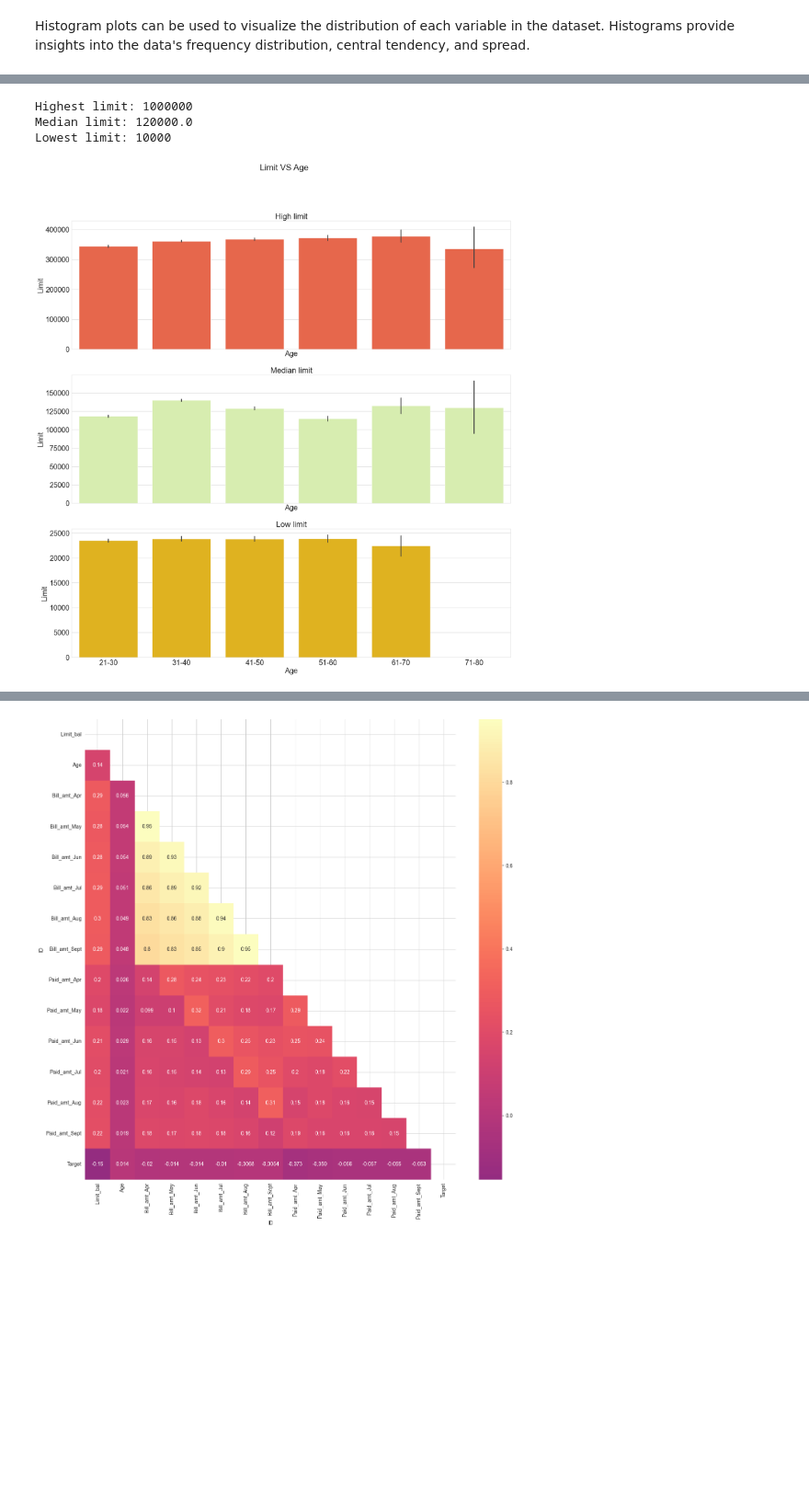
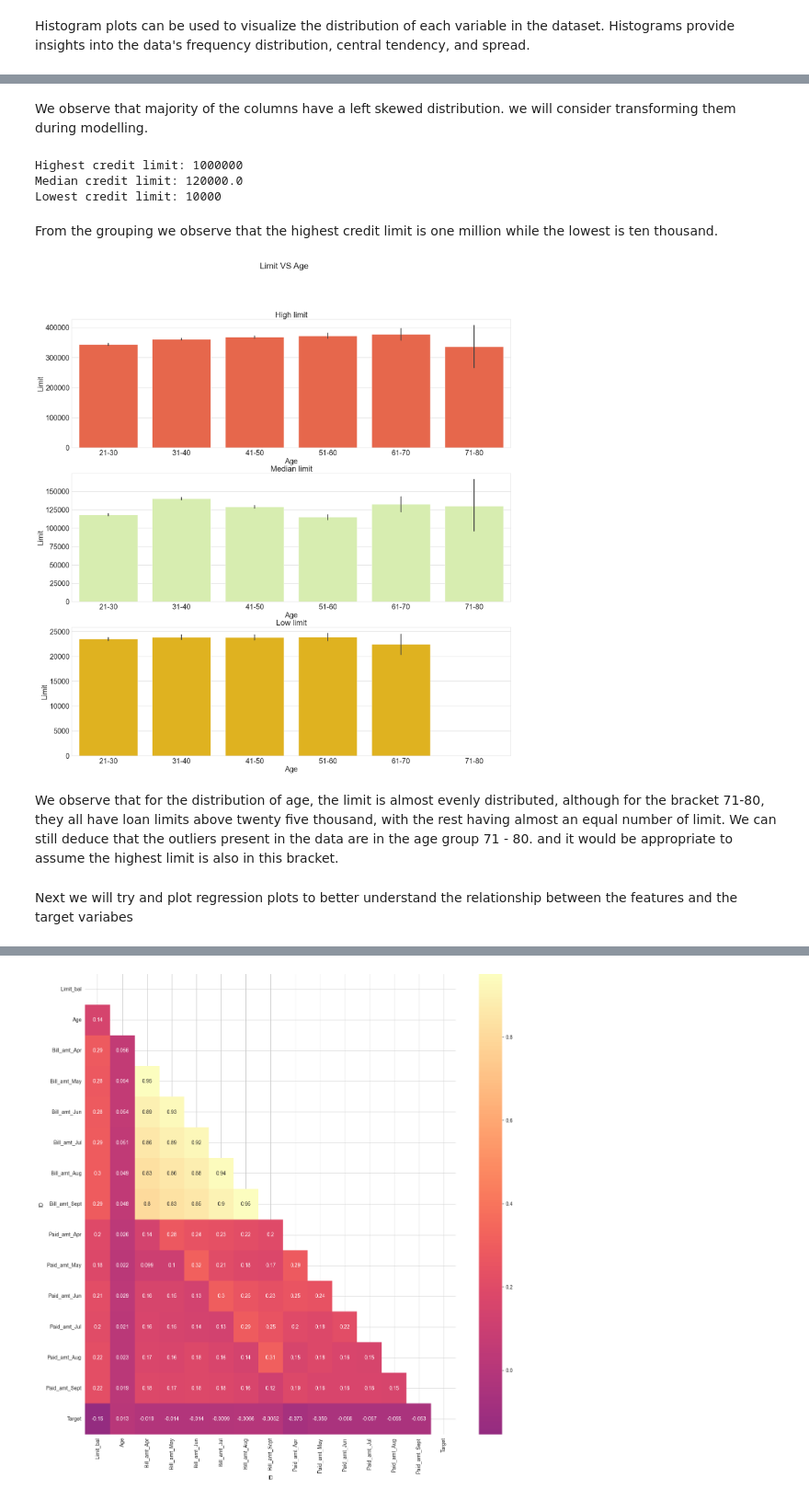
Before and after one commit to Imacharia/Default_predictor, a Jupyter notebook: Credit card default analysis.ipynb, the cells around one changed output, grey strips where cells are left out. Shown at 92% size. Cells and saved outputs as stored; diff of their text form; code cells hidden in the pictures; blank space fills up the shorter version.

```diff
--- a/Credit card default analysis.ipynb
+++ b/Credit card default analysis.ipynb
@@ -159,0 +164,8 @@ memory usage: 5.6+ MB
+# %%
+
+# the data presented additional duplicates
+# this was after they had ben dropped in the initial data
+# by the cleaning function
+clean_df.drop_duplicates(inplace=True)
+# confirmation they are no longer present
+print(clean_df.duplicated().sum())
@@ -261,4 +275,6 @@ for col in num_cols_to_plot:
 ... (3 outputs left out)
+# %% [markdown]
+We observe that majority of the columns have a left skewed distribution. we will consider transforming them during modelling.
 # %%
 # We want to Group price into three categories
 # Define the percentile values for each category
@@ -271,13 +287,15 @@ high_limit = limit[limit > high_percentile]
 medium_limit = limit[(limit >= low_percentile) & (limit <= high_percentile)]
 low_limit = limit[limit < low_percentile]
 
-print("Highest limit:", high_limit.max())
-print("Median limit:", medium_limit.median())
-print("Lowest limit:", low_limit.min())
+print("Highest credit limit:", high_limit.max())
+print("Median credit limit:", medium_limit.median())
+print("Lowest credit limit:", low_limit.min())
 # %% [output]
-Highest limit: 1000000
-Median limit: 120000.0
-Lowest limit: 10000
+Highest credit limit: 1000000
+Median credit limit: 120000.0
+Lowest credit limit: 10000
+# %% [markdown]
+From the grouping we observe that the highest credit limit is one million while the lowest is ten thousand.
 # %%
 
 x = clean_df['Age_bin']
@@ -292,41 +310,46 @@ sns.set_style("whitegrid")
 colors = ["#FFC300", "#DAF7A6", "#FF5733"]
 
 # create figure
-fig, ax = plt.subplots(nrows=3, figsize=(24,24), sharex=True, sharey=False)
+fig, ax = plt.subplots(nrows=3, figsize=(24,24), sharex=False, sharey=False)
 
 # bar plot
 sns.barplot(x=x, y=y1, color=colors[2], ax=ax[0])
 ax[0].set_title("High limit", fontsize=24)
 ax[0].set_xlabel("Age", fontsize=22)
 ax[0].set_ylabel("Limit", fontsize=22)
 ax[0].tick_params(axis='both', which='major',labelsize=22)
 
 # bar plot
 sns.barplot(x=x, y=y2, color=colors[1], ax=ax[1])
 ax[1].set_title("Median limit", fontsize=24)
 ax[1].set_xlabel("Age", fontsize=22)
 ax[1].set_ylabel("Limit", fontsize=22)
 ax[1].tick_params(axis='both', which='major',labelsize=22)
 
 # bar plot
 sns.barplot(x=x, y=y3, color=colors[0], ax=ax[2])
 ax[2].set_title("Low limit", fontsize=24)
 ax[2].set_xlabel("Age", fontsize=22)
 ax[2].set_ylabel("Limit", fontsize=22)
 ax[2].tick_params(axis='both', which='major',labelsize=22)
 
 # set title for the whole figure
 fig.suptitle("Limit VS Age", fontsize=26)
 
 # adjust spacing
 # fig.tight_layout()
 # save the plot to file
 plt.savefig('Images/Limit Vs Age.png');
 
 # show plot
 plt.show()
 # %% [output]
-[figure, old version]
+[figure, new version]
+# %% [markdown]
+We observe that for the distribution of age, the limit is almost evenly distributed, although for the bracket 71-80, they all have loan limits above twenty five thousand, with the rest having almost an equal number of limit.
+We can still deduce that the outliers present in the data are in the age group 71 - 80. and it would be appropriate to assume the highest limit is also in this bracket.
+# %% [markdown]
+Next we will try and plot regression plots to better understand the relationship between the features and the target variabes
 # %%
 X = clean_df.drop(columns=['Sex', 'Education', 'Marriage', 'Pay_status_Apr',
                             'Pay_status_May', 'Pay_Status_Jun', 'Pay_Status_Jul',
```
Also changed, not shown: parts of 118 cells of this notebook, 42 other files.
